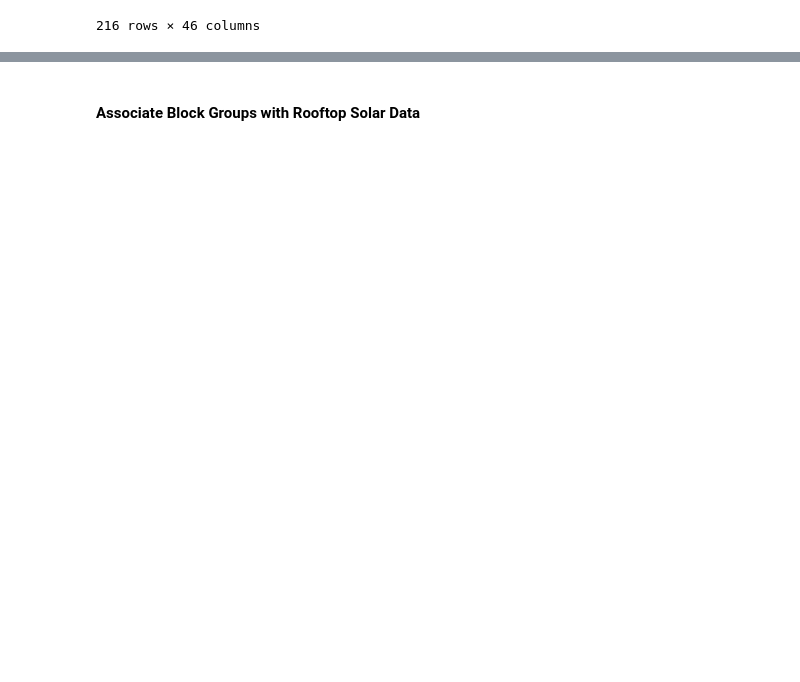
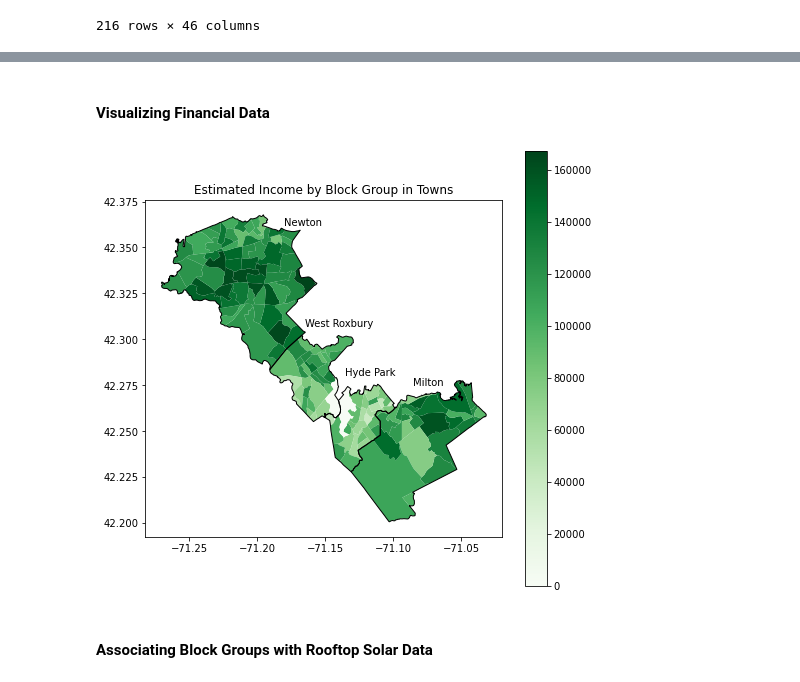
Before and after one commit to ghostpress/ma-solar, a Jupyter notebook: code/initViz.ipynb, the cells around one changed output, grey strips where cells are left out. Drawn from its saved outputs; the diff is of its cells as text; code cells hidden in the pictures; blank space fills up the shorter version.

```diff
--- a/code/initViz.ipynb
+++ b/code/initViz.ipynb
@@ -927,0 +966,7 @@ isolBlocks
+# %%
+res = getIncomeTax(isolBlocks)
+
+isolBlocks['stateIncomeTaxesEst'] = res[0]
+isolBlocks['fedIncomeTaxesEst']   = res[1]
+
+isolBlocks
@@ -928,2 +988,23 @@ isolBlocks
+# %% [markdown]
+#### Visualizing Financial Data
+# %%
+fig7, ax7 = plt.subplots()
+fig7.set_size_inches(8, 8)
+
+isolBlocks.plot('wAvgIncome_lower', ax=ax7, cmap='Greens', legend=True)
+isolMA.to_crs('EPSG:4326').plot(ax=ax7, color='None', edgecolor='black')
+
+# Town labels
+ax7.text(-71.180, 42.362, 'Newton')
+ax7.text(-71.165, 42.307, 'West Roxbury')
+ax7.text(-71.135, 42.280, 'Hyde Park')
+ax7.text(-71.085, 42.275, 'Milton')
+
+ax7.set_title('Estimated Income by Block Group in Towns')
+
+# Save image
+plt.savefig(outputDir('viz/incomeBlocks.png'), dpi=150, format='png')
+# %% [output]
+[figure, added]
 # %% [markdown]
-#### Associate Block Groups with Rooftop Solar Data
+#### Associating Block Groups with Rooftop Solar Data
```
Also changed, not shown: parts of 7 cells of this notebook.
